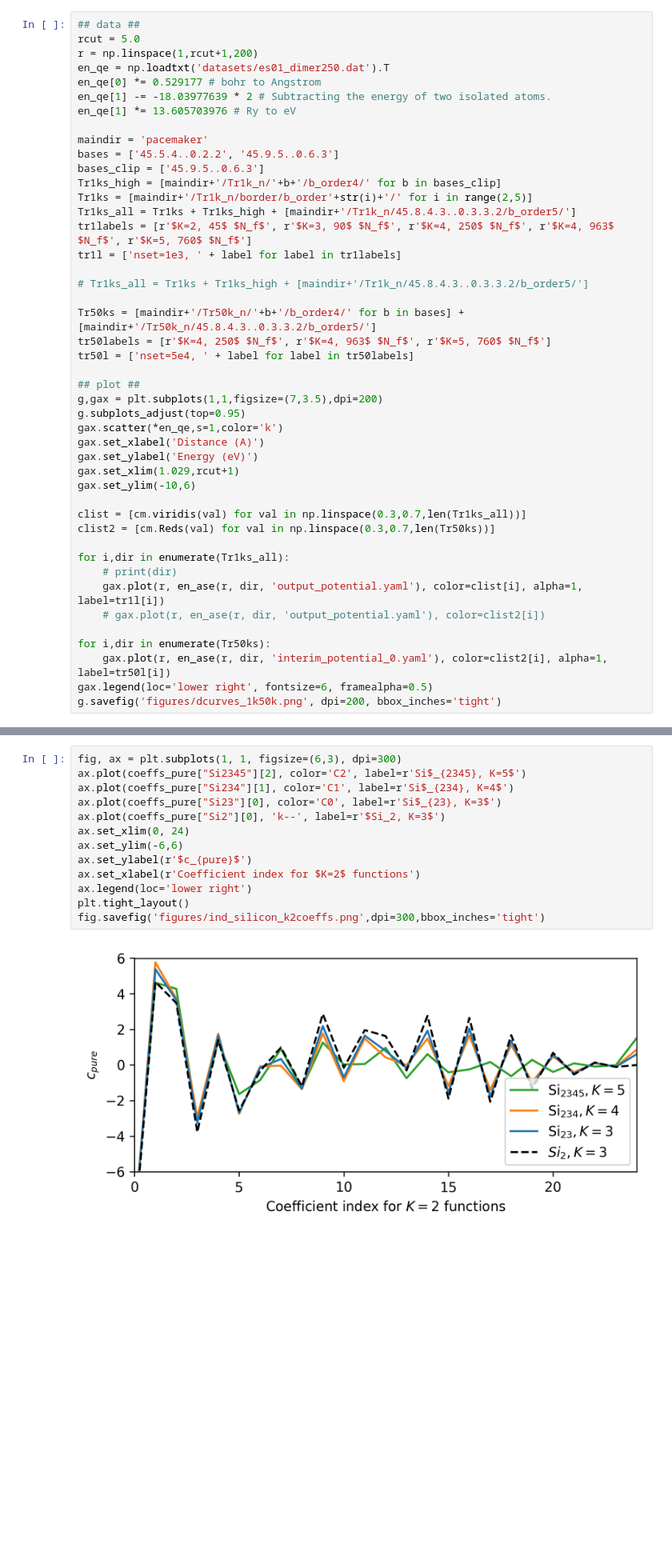
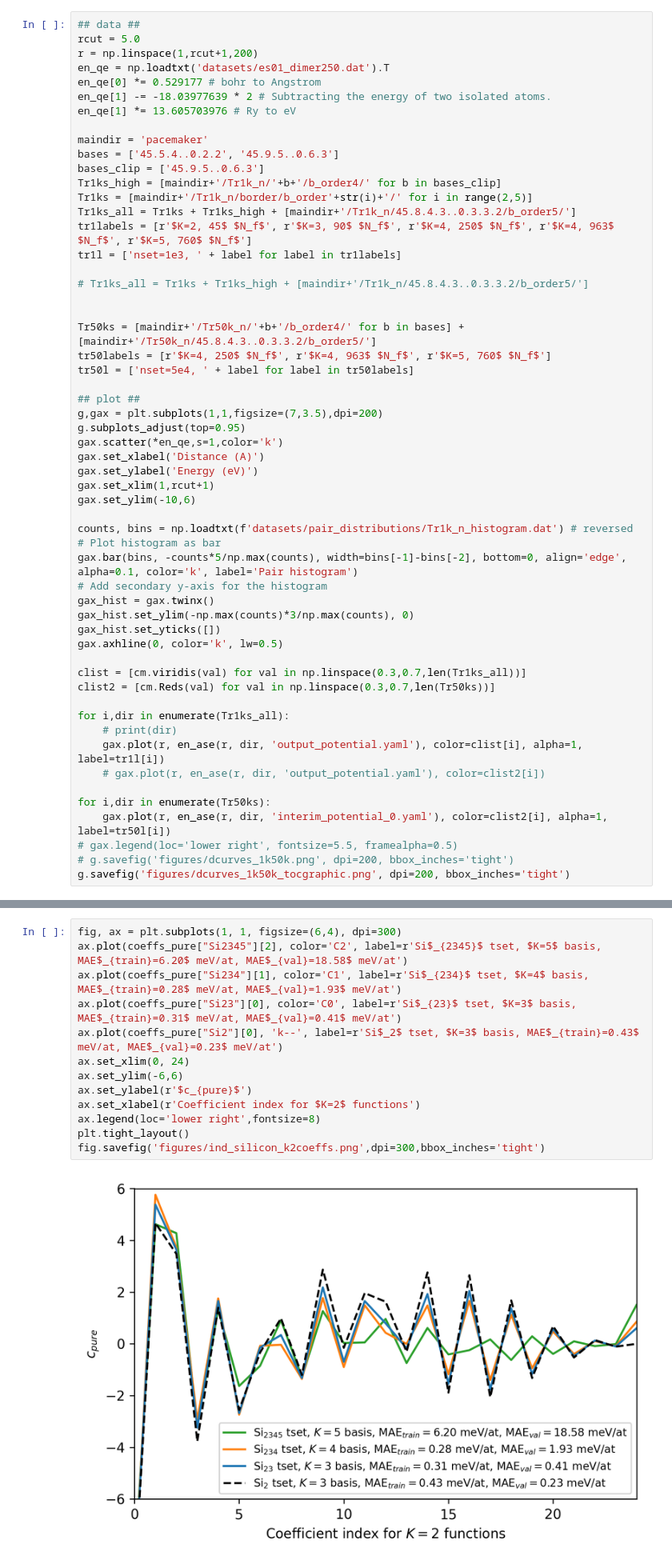
Before and after one commit to apolmiguel/aceconverge2025, a Jupyter notebook: plots_response.ipynb, the cells around one changed output, grey strips where cells are left out. Shown at 80% size. Drawn from its saved outputs; the diff is of its cells as text; blank space fills up the shorter version.

Commit message:
added training-validation split

```diff
--- a/plots_response.ipynb
+++ b/plots_response.ipynb
@@ -82,6 +26,7 @@ tr1l = ['nset=1e3, ' + label for label in tr1labels]
 
 # Tr1ks_all = Tr1ks + Tr1ks_high + [maindir+'/Tr1k_n/45.8.4.3..0.3.3.2/b_order5/']
 
+
 Tr50ks = [maindir+'/Tr50k_n/'+b+'/b_order4/' for b in bases] + [maindir+'/Tr50k_n/45.8.4.3..0.3.3.2/b_order5/']
 tr50labels = [r'$K=4, 250$ $N_f$', r'$K=4, 963$ $N_f$', r'$K=5, 760$ $N_f$']
 tr50l = ['nset=5e4, ' + label for label in tr50labels]
@@ -92,8 +37,17 @@ g.subplots_adjust(top=0.95)
 gax.scatter(*en_qe,s=1,color='k')
 gax.set_xlabel('Distance (A)')
 gax.set_ylabel('Energy (eV)')
-gax.set_xlim(1.029,rcut+1)
+gax.set_xlim(1,rcut+1)
 gax.set_ylim(-10,6)
+
+counts, bins = np.loadtxt(f'datasets/pair_distributions/Tr1k_n_histogram.dat') # reversed
+# Plot histogram as bar
+gax.bar(bins, -counts*5/np.max(counts), width=bins[-1]-bins[-2], bottom=0, align='edge', alpha=0.1, color='k', label='Pair histogram')
+# Add secondary y-axis for the histogram
+gax_hist = gax.twinx()
+gax_hist.set_ylim(-np.max(counts)*3/np.max(counts), 0)
+gax_hist.set_yticks([])
+gax.axhline(0, color='k', lw=0.5)
 
 clist = [cm.viridis(val) for val in np.linspace(0.3,0.7,len(Tr1ks_all))]
 clist2 = [cm.Reds(val) for val in np.linspace(0.3,0.7,len(Tr50ks))]
@@ -105,6 +59,7 @@ for i,dir in enumerate(Tr1ks_all):
 
 for i,dir in enumerate(Tr50ks):
     gax.plot(r, en_ase(r, dir, 'interim_potential_0.yaml'), color=clist2[i], alpha=1, label=tr50l[i])
-gax.legend(loc='lower right', fontsize=6, framealpha=0.5)
-g.savefig('figures/dcurves_1k50k.png', dpi=200, bbox_inches='tight')
+# gax.legend(loc='lower right', fontsize=5.5, framealpha=0.5)
+# g.savefig('figures/dcurves_1k50k.png', dpi=200, bbox_inches='tight')
+g.savefig('figures/dcurves_1k50k_tocgraphic.png', dpi=200, bbox_inches='tight')
 # %% [output]
@@ -927,20 +881,20 @@ g.savefig('figures/ind_silicon_dimer.png', dpi=300, bbox_inches='tight')
 # %% [output]
 [figure]
 # %%
-fig, ax = plt.subplots(1, 1, figsize=(6,3), dpi=300)
-ax.plot(coeffs_pure["Si2345"][2], color='C2', label=r'Si$_{2345}, K=5$')
-ax.plot(coeffs_pure["Si234"][1], color='C1', label=r'Si$_{234}, K=4$')
-ax.plot(coeffs_pure["Si23"][0], color='C0', label=r'Si$_{23}, K=3$')
-ax.plot(coeffs_pure["Si2"][0], 'k--', label=r'$Si_2, K=3$')
+fig, ax = plt.subplots(1, 1, figsize=(6,4), dpi=300)
+ax.plot(coeffs_pure["Si2345"][2], color='C2', label=r'Si$_{2345}$ tset, $K=5$ basis, MAE$_{train}=6.20$ meV/at, MAE$_{val}=18.58$ meV/at')
+ax.plot(coeffs_pure["Si234"][1], color='C1', label=r'Si$_{234}$ tset, $K=4$ basis, MAE$_{train}=0.28$ meV/at, MAE$_{val}=1.93$ meV/at')
+ax.plot(coeffs_pure["Si23"][0], color='C0', label=r'Si$_{23}$ tset, $K=3$ basis, MAE$_{train}=0.31$ meV/at, MAE$_{val}=0.41$ meV/at')
+ax.plot(coeffs_pure["Si2"][0], 'k--', label=r'Si$_2$ tset, $K=3$ basis, MAE$_{train}=0.43$ meV/at, MAE$_{val}=0.23$ meV/at')
 ax.set_xlim(0, 24)
 ax.set_ylim(-6,6)
 ax.set_ylabel(r'$c_{pure}$')
 ax.set_xlabel(r'Coefficient index for $K=2$ functions')
-ax.legend(loc='lower right')
+ax.legend(loc='lower right',fontsize=8)
 plt.tight_layout()
 fig.savefig('figures/ind_silicon_k2coeffs.png',dpi=300,bbox_inches='tight')
 # %% [output]
-[figure, old version]
+[figure, new version]
 # %% [markdown]
 # Morse relabeling
 # %% [markdown]
```
Also changed, not shown: parts of 8 cells of this notebook, 20 other files.
